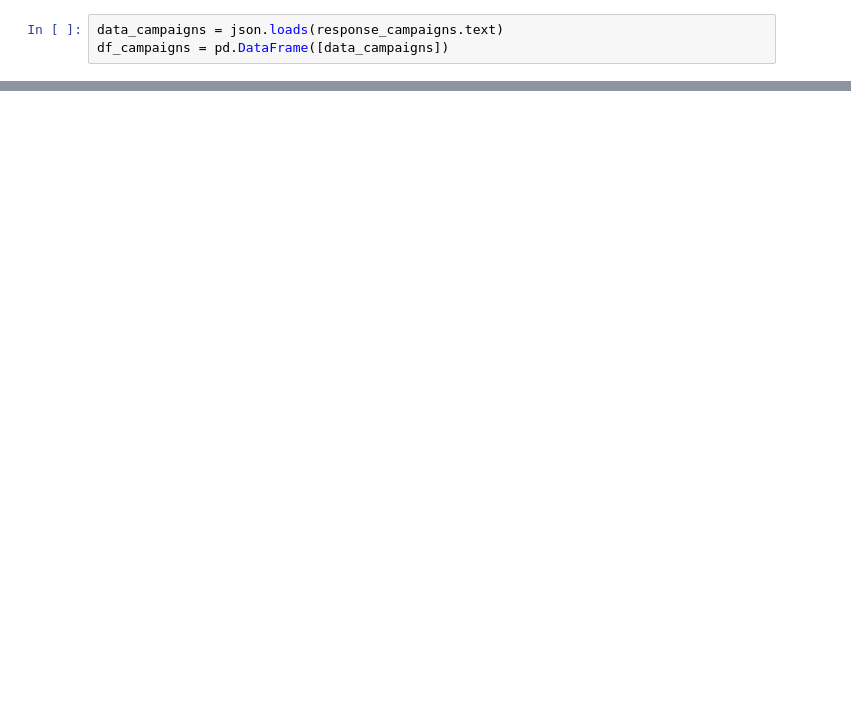
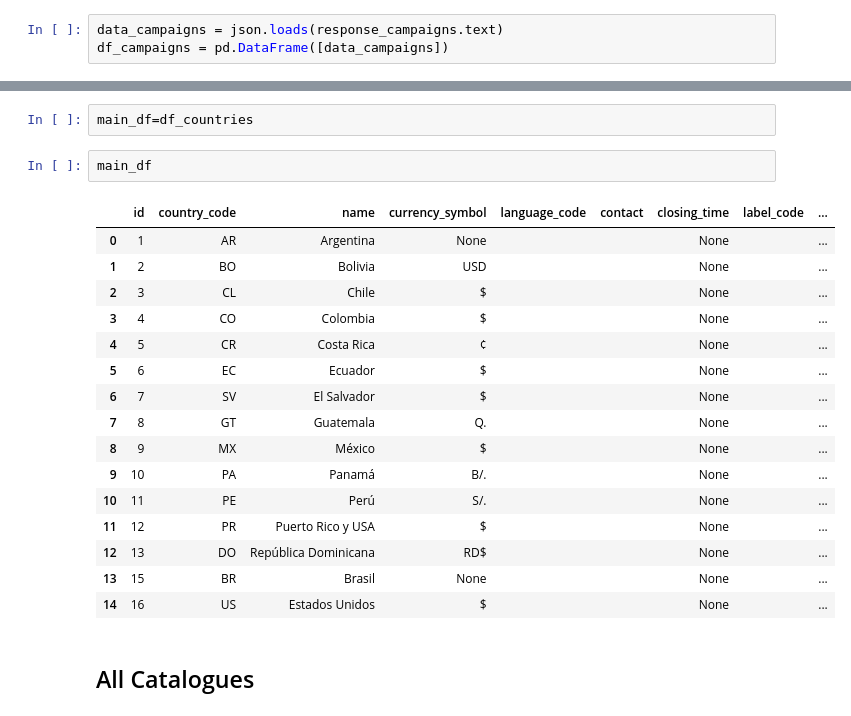
Before and after one commit to edwinsantosv/Belcorp-Hackathon, a Jupyter notebook: api_test.ipynb, the cells around one changed output, grey strips where cells are left out. Cells and saved outputs as stored; diff of their text form; blank space fills up the shorter version.

```diff
--- a/api_test.ipynb
+++ b/api_test.ipynb
@@ -116,0 +138,23 @@ df_campaigns.head()
+# %%
+main_df=df_countries
+# %%
+main_df
+# %% [output]
+|  | id | country_code | name | currency_symbol | language_code | contact | closing_time | label_code | ... |
+| 0 | 1 | AR | Argentina | None |  |  | None |  | ... |
+| 1 | 2 | BO | Bolivia | USD |  |  | None |  | ... |
+| 2 | 3 | CL | Chile | $ |  |  | None |  | ... |
+| 3 | 4 | CO | Colombia | $ |  |  | None |  | ... |
+| 4 | 5 | CR | Costa Rica | ¢ |  |  | None |  | ... |
+| 5 | 6 | EC | Ecuador | $ |  |  | None |  | ... |
+| 6 | 7 | SV | El Salvador | $ |  |  | None |  | ... |
+| 7 | 8 | GT | Guatemala | Q. |  |  | None |  | ... |
+| 8 | 9 | MX | México | $ |  |  | None |  | ... |
+| 9 | 10 | PA | Panamá | B/. |  |  | None |  | ... |
+| 10 | 11 | PE | Perú | S/. |  |  | None |  | ... |
+| 11 | 12 | PR | Puerto Rico y USA | $ |  |  | None |  | ... |
+| 12 | 13 | DO | República Dominicana | RD$ |  |  | None |  | ... |
+| 13 | 15 | BR | Brasil | None |  |  | None |  | ... |
+| 14 | 16 | US | Estados Unidos | $ |  |  | None |  | ... |
+# %% [markdown]
+## All Catalogues
```
Also changed, not shown: parts of 12 cells of this notebook.
